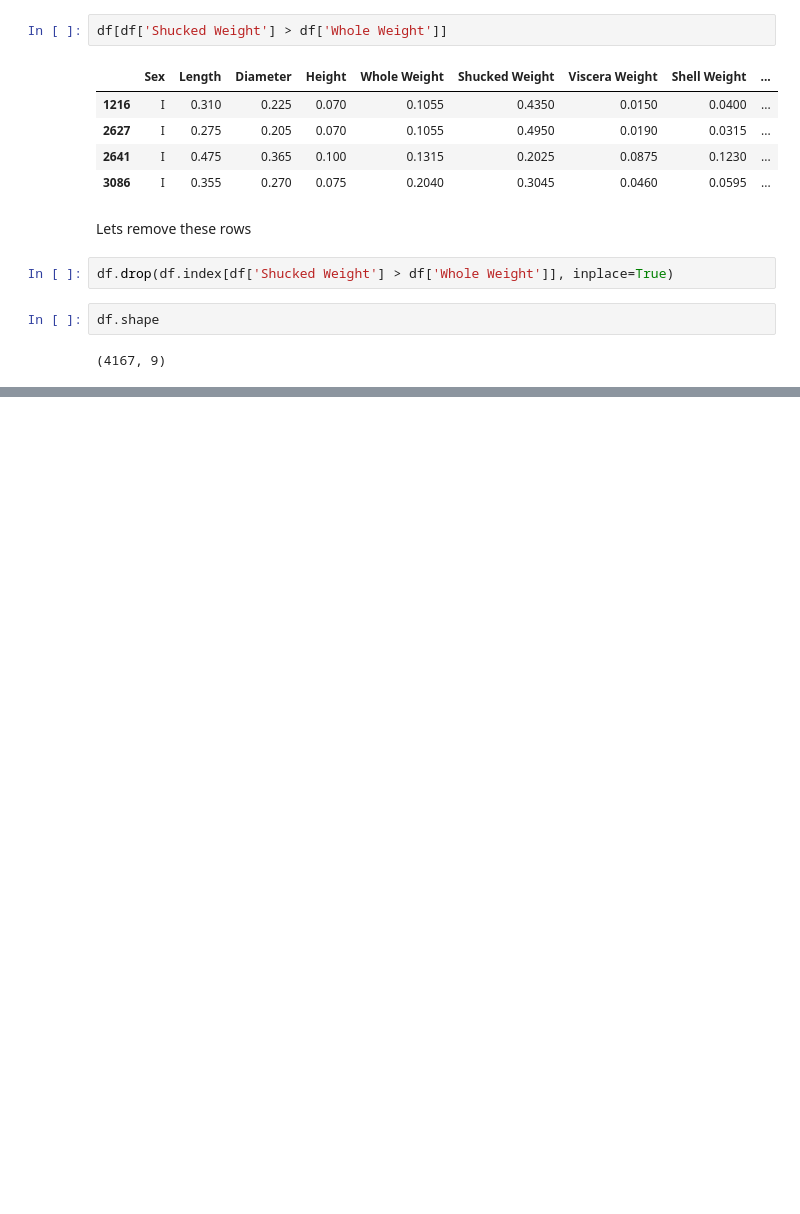
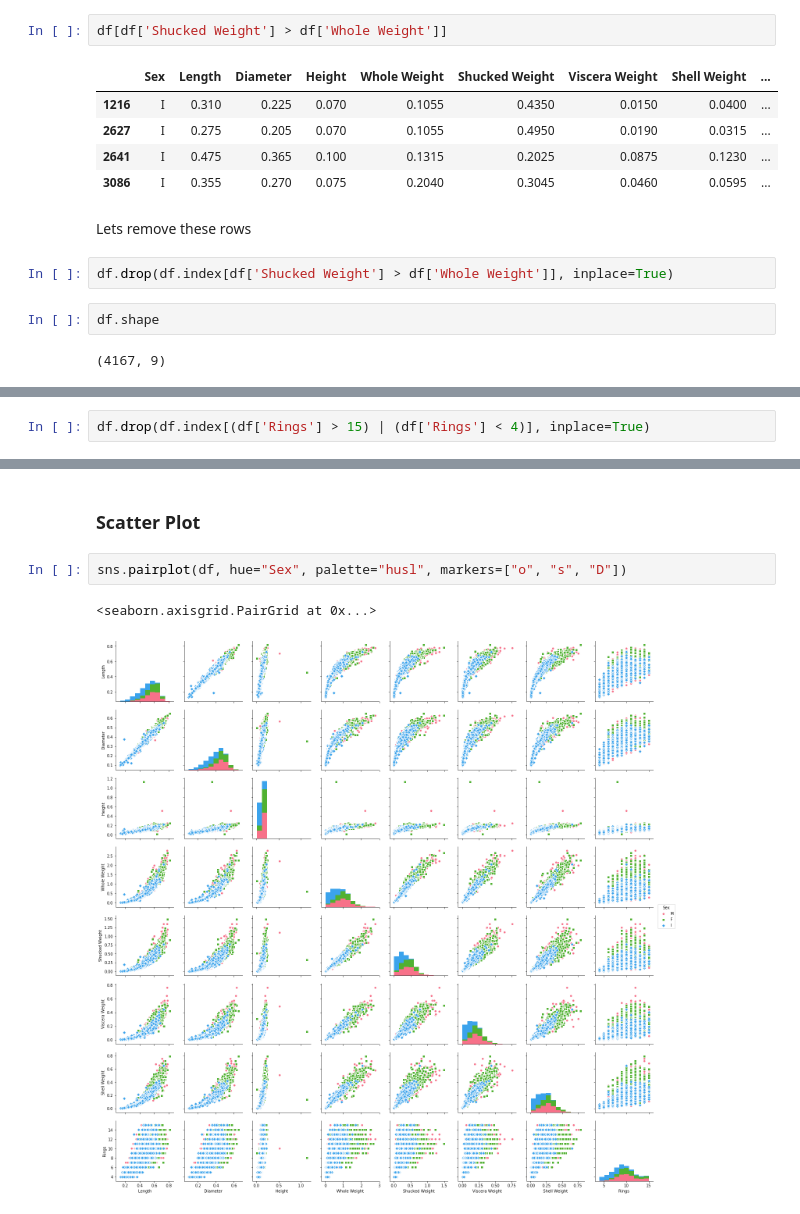
Before and after one commit to el-davo/msc-data-analytics-notebook, a Jupyter notebook: task1.ipynb, the cells around one changed output, grey strips where cells are left out. Cells and saved outputs as stored; diff of their text form; blank space fills up the shorter version.

```diff
--- a/task1.ipynb
+++ b/task1.ipynb
@@ -145,0 +182,2 @@ df[df['Height'] <= 0]
+# %%
+df.drop(df.index[(df['Rings'] > 15) | (df['Rings'] < 4)], inplace=True)
@@ -145,0 +188,7 @@ df[df['Height'] <= 0]
+# %% [markdown]
+### Scatter Plot
+# %%
+sns.pairplot(df, hue="Sex", palette="husl", markers=["o", "s", "D"])
+# %% [output]
+<seaborn.axisgrid.PairGrid at 0x...>
+[figure, added]
```
Also changed, not shown: parts of 13 cells of this notebook.
